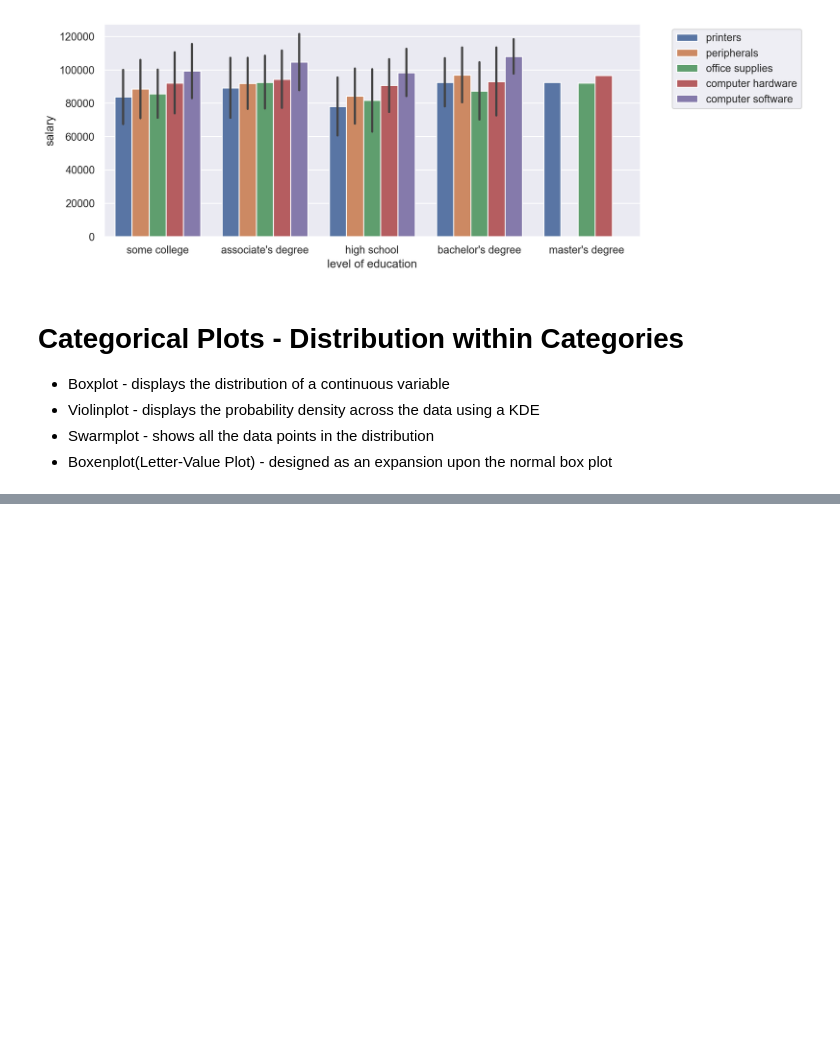
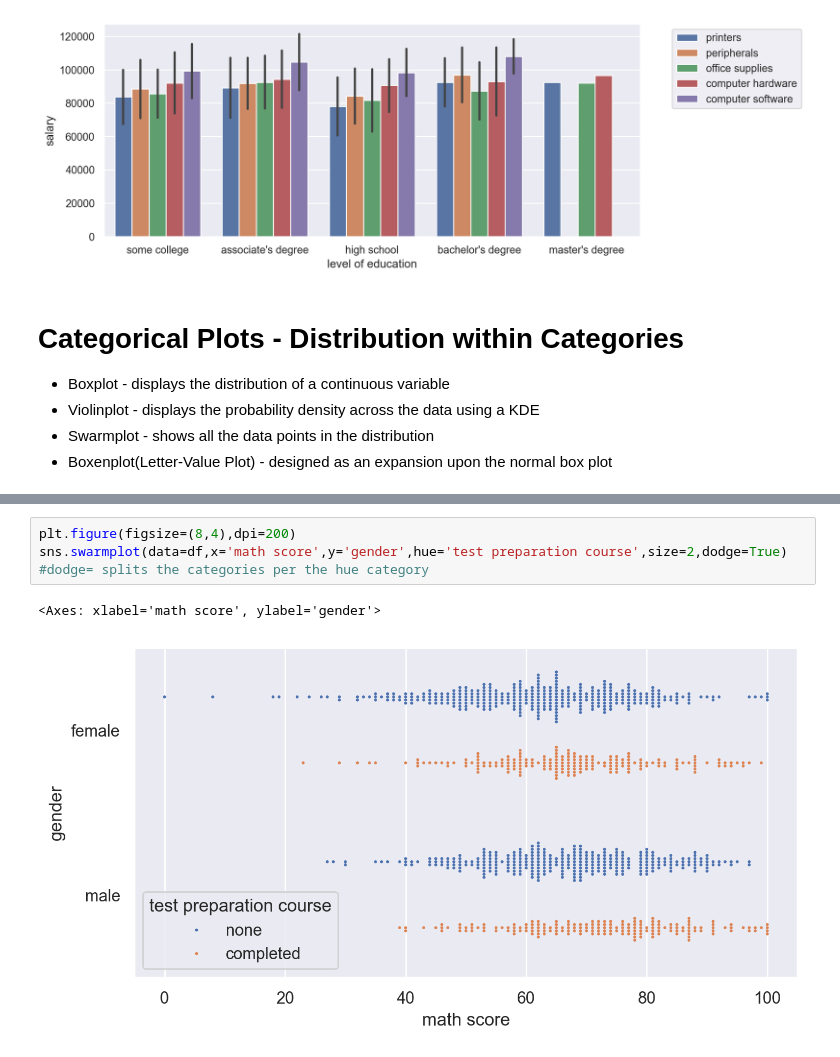
Before and after one commit to Daniel-Aguila/MLandDS, a Jupyter notebook: searbornBasics.ipynb, the cells around one changed output, grey strips where cells are left out. Drawn from its saved outputs; the diff is of its cells as text; blank space fills up the shorter version.

```diff
--- a/searbornBasics.ipynb
+++ b/searbornBasics.ipynb
@@ -195,0 +230,7 @@ The `ci` parameter is deprecated. Use `errorbar='sd'` for the same effect.
+# %%
+plt.figure(figsize=(8,4),dpi=200)
+sns.swarmplot(data=df,x='math score',y='gender',hue='test preparation course',size=2,dodge=True)
+#dodge= splits the categories per the hue category
+# %% [output]
+<Axes: xlabel='math score', ylabel='gender'>
+[figure, added]
```
Also changed, not shown: parts of 6 cells of this notebook, 1 other file.
